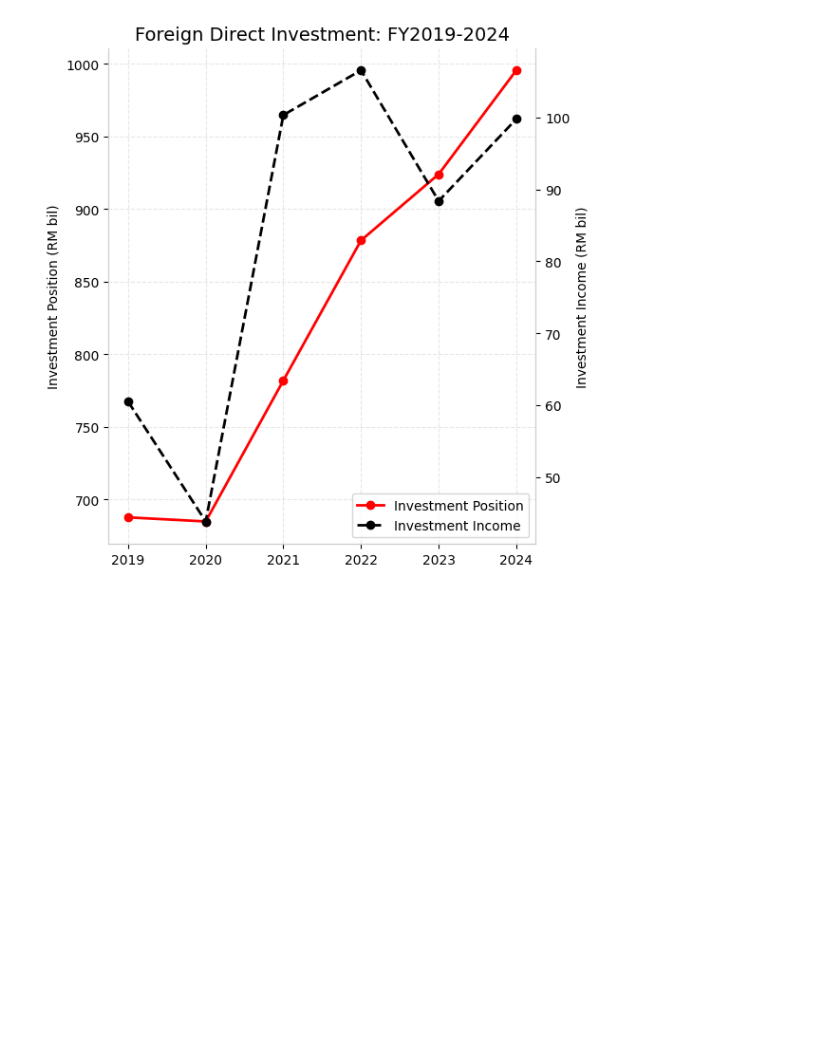
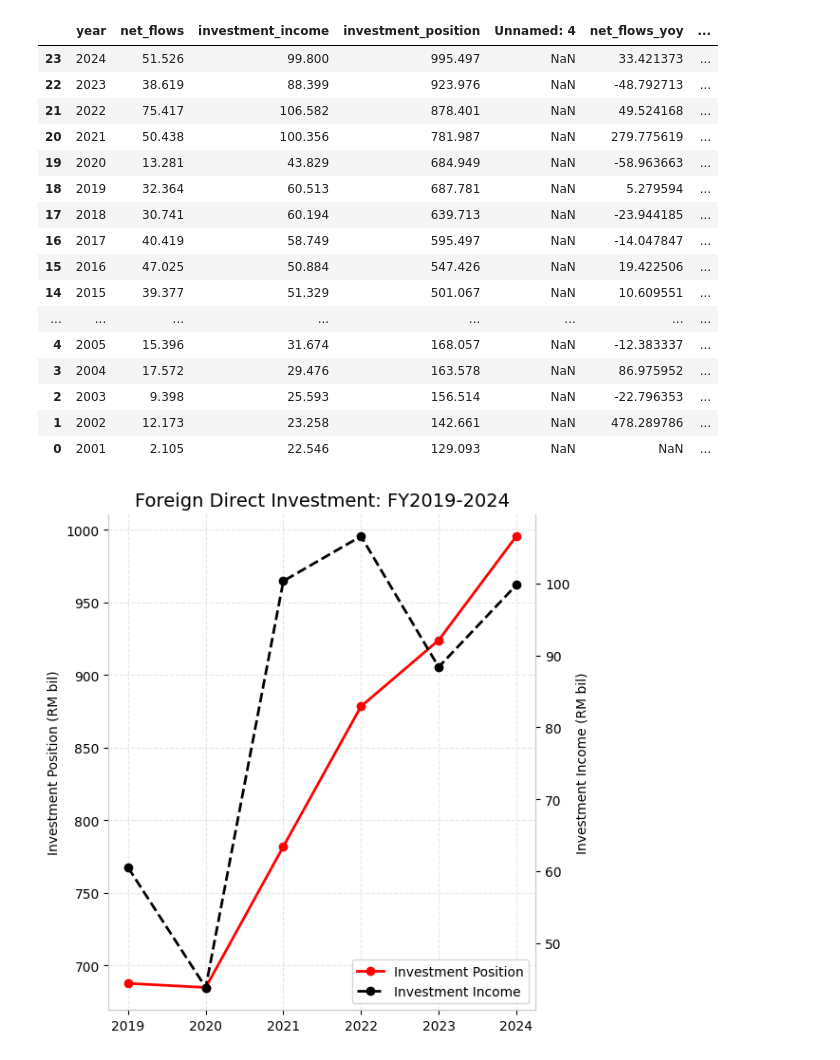
Before and after one commit to MattCodeLab/EDA-matt, a Jupyter notebook: eda-foreign-investment.ipynb, the cells around one changed output. Drawn from its saved outputs; the diff is of its cells as text; code cells hidden in the pictures; blank space fills up the shorter version.

```diff
--- a/eda-foreign-investment.ipynb
+++ b/eda-foreign-investment.ipynb
@@ -4,6 +4,35 @@ import matplotlib.pyplot as plt
 # %%
 # import the file
 fdi = pd.read_csv('time_series_fdi.csv')
+# %%
+# create a new dataframe just for year on year changes
+
+fdi_yoy = fdi.copy()
+fdi_yoy = fdi_yoy.sort_values(by='year', ascending=False)
+
+# Calculate YoY changes for each column except year
+for col in ['net_flows', 'investment_income', 'investment_position']:
+    fdi_yoy[f'{col}_yoy'] = fdi_yoy[col].pct_change(periods=-1) * 100
+# %%
+fdi_yoy
+# %% [output]
+|  | year | net_flows | investment_income | investment_position | Unnamed: 4 | net_flows_yoy | ... |
+| 23 | 2024 | 51.526 | 99.800 | 995.497 | NaN | 33.421373 | ... |
+| 22 | 2023 | 38.619 | 88.399 | 923.976 | NaN | -48.792713 | ... |
+| 21 | 2022 | 75.417 | 106.582 | 878.401 | NaN | 49.524168 | ... |
+| 20 | 2021 | 50.438 | 100.356 | 781.987 | NaN | 279.775619 | ... |
+| 19 | 2020 | 13.281 | 43.829 | 684.949 | NaN | -58.963663 | ... |
+| 18 | 2019 | 32.364 | 60.513 | 687.781 | NaN | 5.279594 | ... |
+| 17 | 2018 | 30.741 | 60.194 | 639.713 | NaN | -23.944185 | ... |
+| 16 | 2017 | 40.419 | 58.749 | 595.497 | NaN | -14.047847 | ... |
+| 15 | 2016 | 47.025 | 50.884 | 547.426 | NaN | 19.422506 | ... |
+| 14 | 2015 | 39.377 | 51.329 | 501.067 | NaN | 10.609551 | ... |
+| ... | ... | ... | ... | ... | ... | ... | ... |
+| 4 | 2005 | 15.396 | 31.674 | 168.057 | NaN | -12.383337 | ... |
+| 3 | 2004 | 17.572 | 29.476 | 163.578 | NaN | 86.975952 | ... |
+| 2 | 2003 | 9.398 | 25.593 | 156.514 | NaN | -22.796353 | ... |
+| 1 | 2002 | 12.173 | 23.258 | 142.661 | NaN | 478.289786 | ... |
+| 0 | 2001 | 2.105 | 22.546 | 129.093 | NaN | NaN | ... |
 # %%
 # Filter data from 2019 to 2024
 fdi_filter = fdi[fdi['year'] >= 2019]
```
Also changed, not shown: 1 other file.
